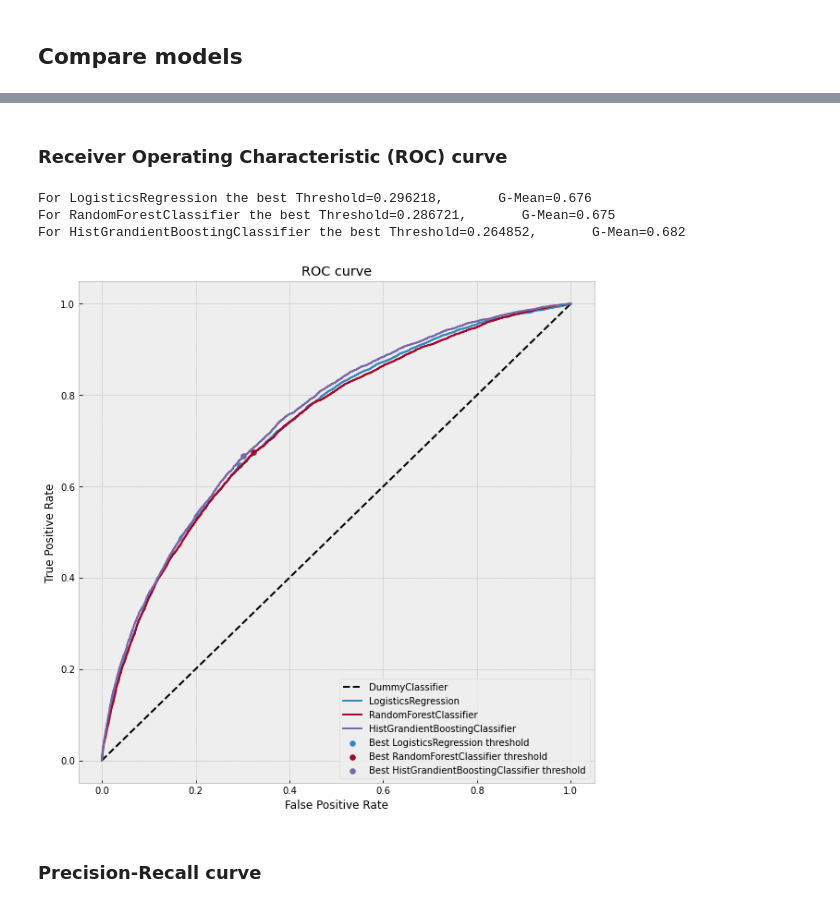
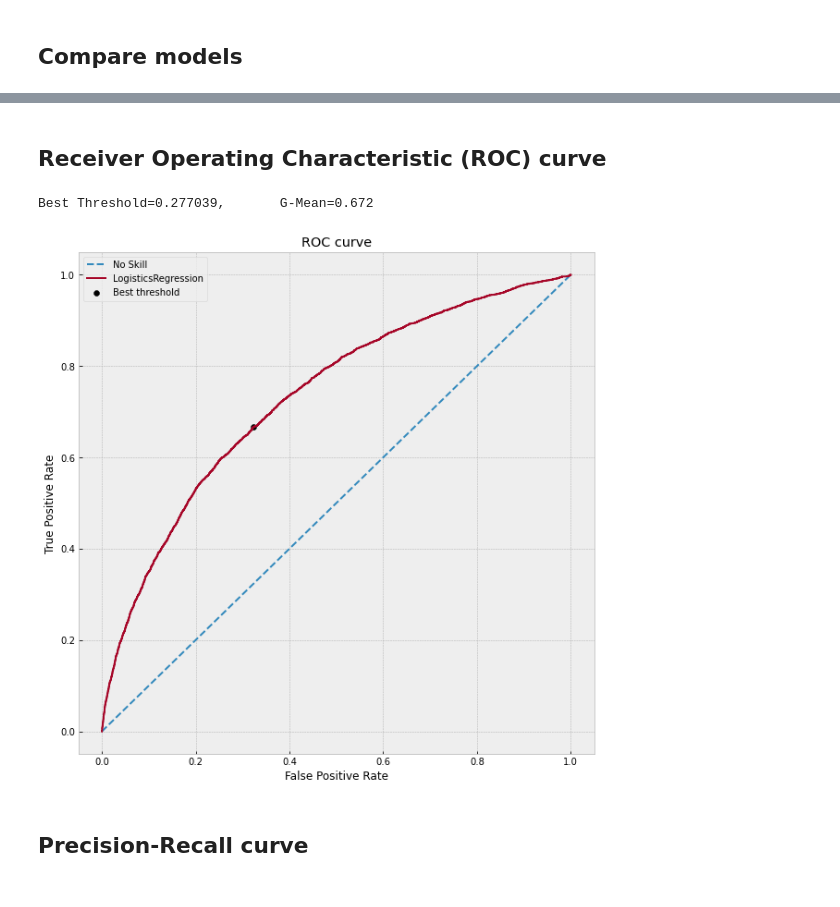
Before and after one commit to HuguesMAP/OC-P7-Impl-mentez-un-mod-le-de-scoring, a Jupyter notebook: Projet 7 - Implémentez un modèle de scoring - Modélisation.ipynb, the cells around one changed output, grey strips where cells are left out. Drawn from its saved outputs; the diff is of its cells as text; code cells hidden in the pictures.

```diff
--- a/Projet 7 - Implémentez un modèle de scoring - Modélisation.ipynb
+++ b/Projet 7 - Implémentez un modèle de scoring - Modélisation.ipynb
@@ -668,3 +631,17 @@ def predict_proba_y(model, X):
     y_predict = y_predict[:, 1]
 
     return y_predict
+# %%
+# %%flake8
+
+# create a new sampling of X_train with more datas
+X_sample2_train, X_sample2_test, y_sample2_train, y_sample2_test = \
+    train_test_split(
+        X_train, y_train, train_size=0.8,
+        random_state=rd_state, stratify=y_train)
+# %%
+# %%flake8
+
+# fit model with the new samplig
+model = random_lr.best_estimator_
+model.fit(X_sample_train, y_sample_train)
@@ -671,5 +656,5 @@ def predict_proba_y(model, X):
 # %%
 # %%flake8
 
-# predict probabilities for DummyClassifier
-y_predict_dc = predict_proba_y(random_dc, X_test)
+# predict probabilities for model
+y_predict = predict_proba_y(model, X_sample2_test)
@@ -691,71 +661,38 @@ y_predict_hgbc = predict_proba_y(random_hgbc, X_test)
 # %% [markdown]
- ### Receiver Operating Characteristic (ROC) curve
+ ## Receiver Operating Characteristic (ROC) curve
 # %%
 # %%flake8
 
-# calculate roc curves for DummyClassifier
-fpr_dc, tpr_dc, thresholds_dc = roc_curve(y_test, y_predict_dc)
-
-# calculate roc curves for LogisticsRegression
-fpr_lr, tpr_lr, thresholds_lr = roc_curve(y_test, y_predict_lr)
-
-# calculate roc curves for RandomForestClassifier
-fpr_rfc, tpr_rfc, thresholds_rfc = roc_curve(y_test, y_predict_rfc)
-
-# calculate roc curves for HistGrandientBoostingClassifier
-fpr_hgbc, tpr_hgbc, thresholds_hgbc = roc_curve(y_test, y_predict_hgbc)
+# calculate roc curves for model
+fpr, tpr, thresholds = roc_curve(y_sample2_test, y_predict)
 
 # calculate the g-mean for each threshold of LogisticsRegression
-gmeans_lr = np.sqrt(tpr_lr * (1-fpr_lr))
+gmeans = np.sqrt(tpr * (1-fpr))
 # locate the index of the largest g-mean
-ix_lr = np.argmax(gmeans_lr)
-print('For LogisticsRegression the best Threshold=%f, \
-      G-Mean=%.3f' % (thresholds_lr[ix_lr], gmeans_lr[ix_lr]))
-
-# calculate the g-mean for each threshold of RandomForestClassifier
-gmeans_rfc = np.sqrt(tpr_rfc * (1-fpr_rfc))
-# locate the index of the largest g-mean
-ix_rfc = np.argmax(gmeans_rfc)
-print('For RandomForestClassifier the best Threshold=%f, \
-      G-Mean=%.3f' % (thresholds_rfc[ix_rfc], gmeans_rfc[ix_rfc]))
-
-# calculate the g-mean for each threshold of HistGrandientBoostingClassifier
-gmeans_hgbc = np.sqrt(tpr_hgbc * (1-fpr_hgbc))
-# locate the index of the largest g-mean
-ix_hgbc = np.argmax(gmeans_hgbc)
-print('For HistGrandientBoostingClassifier the best Threshold=%f, \
-      G-Mean=%.3f' % (thresholds_hgbc[ix_hgbc], gmeans_hgbc[ix_hgbc]))
+ix = np.argmax(gmeans)
+print('Best Threshold=%f, \
+      G-Mean=%.3f' % (thresholds[ix], gmeans[ix]))
 
 # plot the roc curve for the model
 plt.figure(figsize=(10, 10))
 
-plt.plot(fpr_dc, tpr_dc, linestyle='--', color='black',
-         label='DummyClassifier')
-plt.plot(fpr_lr, tpr_lr, label='LogisticsRegression')
-plt.scatter(fpr_lr[ix_lr], tpr_lr[ix_lr], marker='o',
-            label='Best LogisticsRegression threshold')
-plt.plot(fpr_rfc, tpr_rfc, label='RandomForestClassifier')
-plt.scatter(fpr_rfc[ix_rfc], tpr_rfc[ix_rfc], marker='o',
-            label='Best RandomForestClassifier threshold')
-plt.plot(fpr_hgbc, tpr_hgbc, label='HistGrandientBoostingClassifier')
-plt.scatter(fpr_hgbc[ix_hgbc], tpr_hgbc[ix_hgbc], marker='o',
-            label='Best HistGrandientBoostingClassifier threshold')
-
+plt.plot([0,1], [0,1], linestyle='--', label='No Skill')
+plt.plot(fpr, tpr, label='LogisticsRegression')
+plt.scatter(fpr[ix], tpr[ix], marker='o', color='black',
+            label='Best threshold')
 
 # axis labels
 plt.xlabel('False Positive Rate')
 plt.ylabel('True Positive Rate')
 plt.title('ROC curve')
 plt.legend()
 # show the plot
 plt.show()
 # %% [output]
-For LogisticsRegression the best Threshold=0.296218,       G-Mean=0.676
-For RandomForestClassifier the best Threshold=0.286721,       G-Mean=0.675
-For HistGrandientBoostingClassifier the best Threshold=0.264852,       G-Mean=0.682
+Best Threshold=0.277039,       G-Mean=0.672
-[figure, old version]
+[figure, new version]
 # %% [markdown]
-### Precision-Recall curve
+## Precision-Recall curve
 # %%
 # %%flake8
 
```
Also changed, not shown: parts of 48 cells of this notebook.
